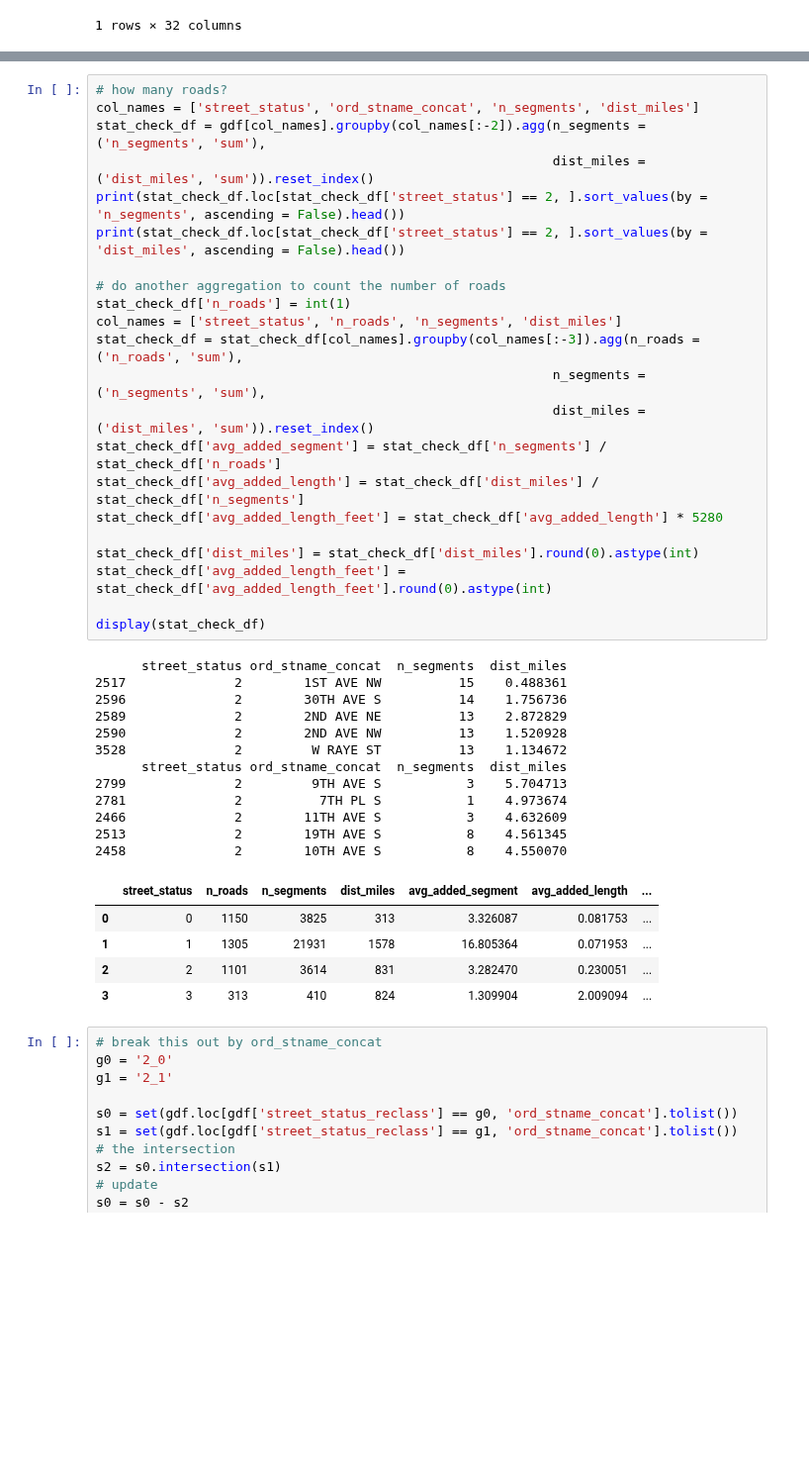
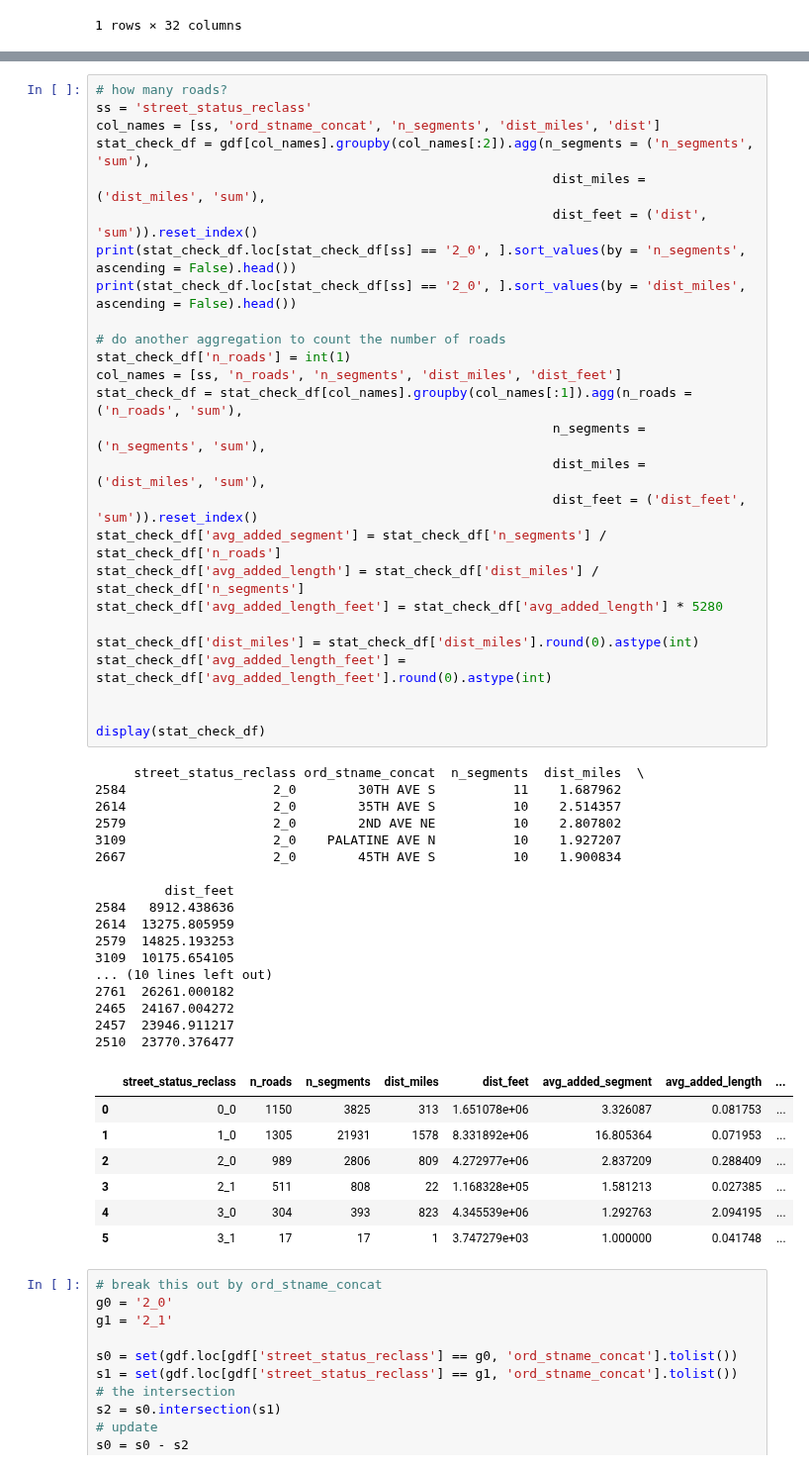
Before and after one commit to mike-babb/seattle_streets, a Jupyter notebook: code/step_13_find_overlapping_segments.ipynb, the cells around one changed output, grey strips where cells are left out. Shown at 99% size. Drawn from its saved outputs; the diff is of its cells as text; blank space fills up the shorter version.

Commit message:
update facts about added streets for version 3. 2025_10_03_17_59_56

```diff
--- a/code/step_13_find_overlapping_segments.ipynb
+++ b/code/step_13_find_overlapping_segments.ipynb
@@ -722,43 +735,54 @@ gdf.loc[gdf['dist_miles'] == gdf['dist_miles'].min(), ]
 # %%
 # how many roads?
-col_names = ['street_status', 'ord_stname_concat', 'n_segments', 'dist_miles']
-stat_check_df = gdf[col_names].groupby(col_names[:-2]).agg(n_segments = ('n_segments', 'sum'),
-                                                           dist_miles = ('dist_miles', 'sum')).reset_index()
-print(stat_check_df.loc[stat_check_df['street_status'] == 2, ].sort_values(by = 'n_segments', ascending = False).head())
-print(stat_check_df.loc[stat_check_df['street_status'] == 2, ].sort_values(by = 'dist_miles', ascending = False).head())
+ss = 'street_status_reclass'
+col_names = [ss, 'ord_stname_concat', 'n_segments', 'dist_miles', 'dist']
+stat_check_df = gdf[col_names].groupby(col_names[:2]).agg(n_segments = ('n_segments', 'sum'),
+                                                           dist_miles = ('dist_miles', 'sum'),
+                                                           dist_feet = ('dist', 'sum')).reset_index()
+print(stat_check_df.loc[stat_check_df[ss] == '2_0', ].sort_values(by = 'n_segments', ascending = False).head())
+print(stat_check_df.loc[stat_check_df[ss] == '2_0', ].sort_values(by = 'dist_miles', ascending = False).head())
 
 # do another aggregation to count the number of roads
 stat_check_df['n_roads'] = int(1)
-col_names = ['street_status', 'n_roads', 'n_segments', 'dist_miles']
-stat_check_df = stat_check_df[col_names].groupby(col_names[:-3]).agg(n_roads = ('n_roads', 'sum'),
+col_names = [ss, 'n_roads', 'n_segments', 'dist_miles', 'dist_feet']
+stat_check_df = stat_check_df[col_names].groupby(col_names[:1]).agg(n_roads = ('n_roads', 'sum'),
                                                            n_segments = ('n_segments', 'sum'),
-                                                           dist_miles = ('dist_miles', 'sum')).reset_index()
+                                                           dist_miles = ('dist_miles', 'sum'),
+                                                           dist_feet = ('dist_feet', 'sum')).reset_index()
 stat_check_df['avg_added_segment'] = stat_check_df['n_segments'] / stat_check_df['n_roads']
 stat_check_df['avg_added_length'] = stat_check_df['dist_miles'] / stat_check_df['n_segments']
 stat_check_df['avg_added_length_feet'] = stat_check_df['avg_added_length'] * 5280
 
 stat_check_df['dist_miles'] = stat_check_df['dist_miles'].round(0).astype(int)
 stat_check_df['avg_added_length_feet'] = stat_check_df['avg_added_length_feet'].round(0).astype(int)
 
+
 display(stat_check_df)
 # %% [output]
-      street_status ord_stname_concat  n_segments  dist_miles
-2517              2        1ST AVE NW          15    0.488361
-2596              2        30TH AVE S          14    1.756736
-2589              2        2ND AVE NE          13    2.872829
-2590              2        2ND AVE NW          13    1.520928
-3528              2         W RAYE ST          13    1.134672
-      street_status ord_stname_concat  n_segments  dist_miles
-2799              2         9TH AVE S           3    5.704713
-2781              2          7TH PL S           1    4.973674
-2466              2        11TH AVE S           3    4.632609
-2513              2        19TH AVE S           8    4.561345
-2458              2        10TH AVE S           8    4.550070
+     street_status_reclass ord_stname_concat  n_segments  dist_miles  \
+2584                   2_0        30TH AVE S          11    1.687962
+2614                   2_0        35TH AVE S          10    2.514357
+2579                   2_0        2ND AVE NE          10    2.807802
+3109                   2_0    PALATINE AVE N          10    1.927207
+2667                   2_0        45TH AVE S          10    1.900834
+
+         dist_feet
+2584   8912.438636
+2614  13275.805959
+2579  14825.193253
+3109  10175.654105
+... (10 lines left out)
+2761  26261.000182
+2465  24167.004272
+2457  23946.911217
+2510  23770.376477
-|  | street_status | n_roads | n_segments | dist_miles | avg_added_segment | avg_added_length | ... |
-| 0 | 0 | 1150 | 3825 | 313 | 3.326087 | 0.081753 | ... |
-| 1 | 1 | 1305 | 21931 | 1578 | 16.805364 | 0.071953 | ... |
-| 2 | 2 | 1101 | 3614 | 831 | 3.282470 | 0.230051 | ... |
-| 3 | 3 | 313 | 410 | 824 | 1.309904 | 2.009094 | ... |
+|  | street_status_reclass | n_roads | n_segments | dist_miles | dist_feet | avg_added_segment | avg_added_length | ... |
+| 0 | 0_0 | 1150 | 3825 | 313 | 1.651078e+06 | 3.326087 | 0.081753 | ... |
+| 1 | 1_0 | 1305 | 21931 | 1578 | 8.331892e+06 | 16.805364 | 0.071953 | ... |
+| 2 | 2_0 | 989 | 2806 | 809 | 4.272977e+06 | 2.837209 | 0.288409 | ... |
+| 3 | 2_1 | 511 | 808 | 22 | 1.168328e+05 | 1.581213 | 0.027385 | ... |
+| 4 | 3_0 | 304 | 393 | 823 | 4.345539e+06 | 1.292763 | 2.094195 | ... |
+| 5 | 3_1 | 17 | 17 | 1 | 3.747279e+03 | 1.000000 | 0.041748 | ... |
 # %%
 # break this out by ord_stname_concat
 g0 = '2_0'
```
Also changed, not shown: parts of 10 cells of this notebook, 1 other file.
